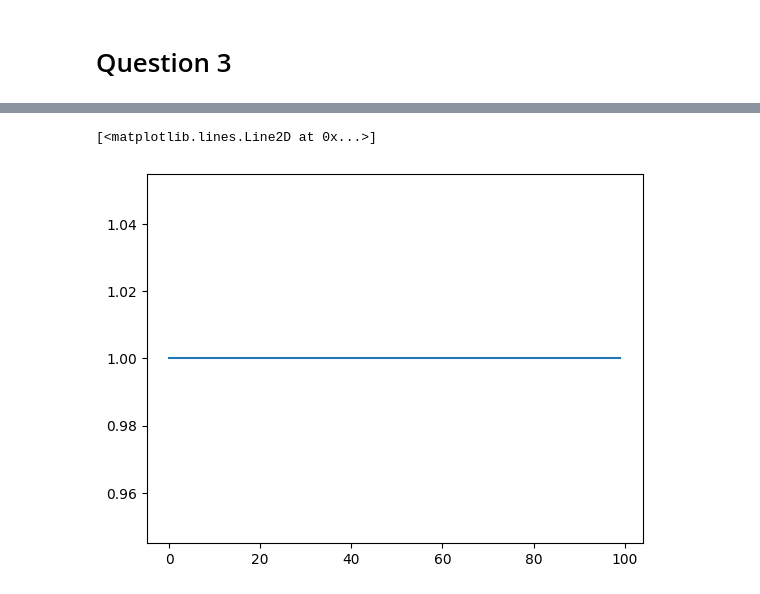
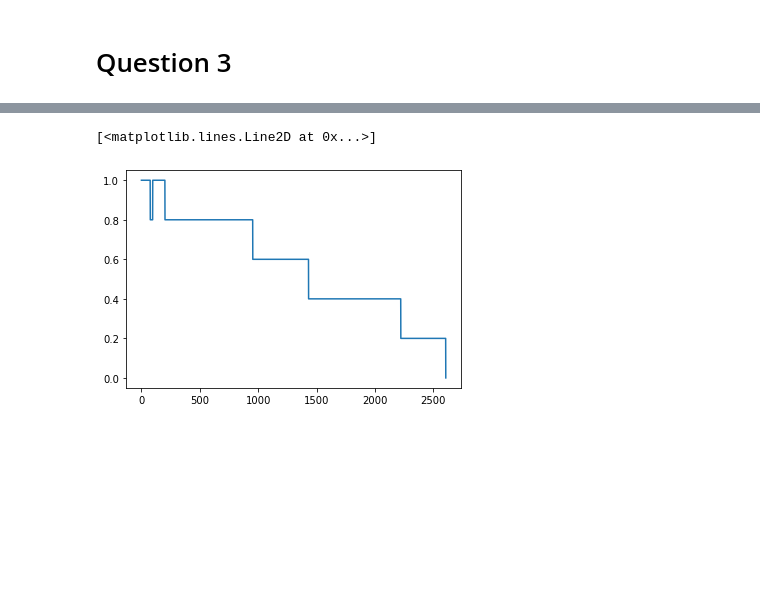
Before and after one commit to michelelupini/MC-project, a Jupyter notebook: main.ipynb, the cells around one changed output, grey strips where cells are left out. Cells and saved outputs as stored; diff of their text form; code cells hidden in the pictures; blank space fills up the shorter version.

```diff
--- a/main.ipynb
+++ b/main.ipynb
@@ -306,15 +318,15 @@ log alpha 1.2451117355965187
 # %%
 m3 = 100
 d3 = 500
 s3 = d3/100
 #beta = 2
 iterations3 = 100*d3
 
-loss = get_sampling_losses_sign(100, 1, m3, d3, s3)
+loss = get_sampling_losses_sign(100000, 1, m3, d3, s3)
 plt.plot(loss)
 # %% [output]
 [<matplotlib.lines.Line2D at 0x...>]
-[figure, old version]
+[figure, new version]
 # %%
 losses_with_different_m1 = []
 m_values = np.arange(1, 120, 10)
```
Also changed, not shown: parts of 3 cells of this notebook, 3 other files.
